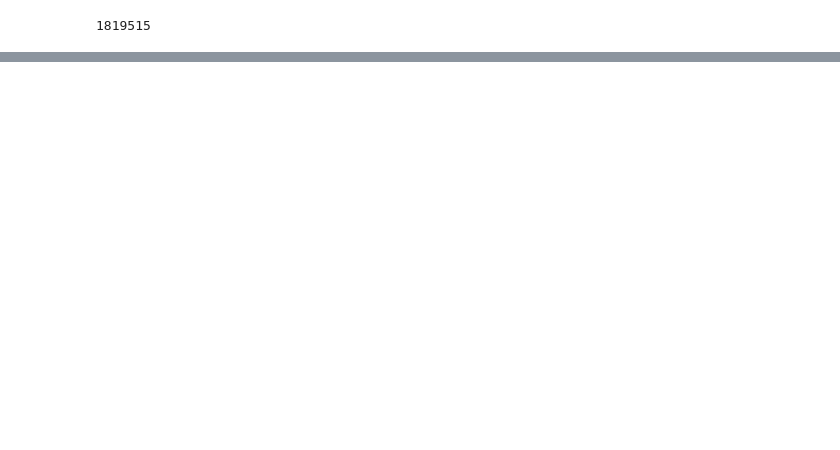
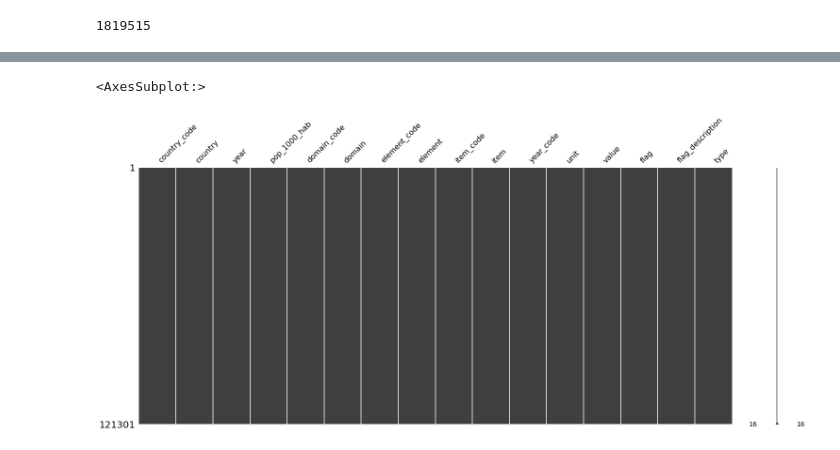
Before and after one commit to subut0n/DemographyNutritionFAO, a Jupyter notebook: faostats.ipynb, the cells around one changed output, grey strips where cells are left out. Cells and saved outputs as stored; diff of their text form; code cells hidden in the pictures; blank space fills up the shorter version.

```diff
--- a/faostats.ipynb
+++ b/faostats.ipynb
@@ -108,0 +157,4 @@ product.size
+# %%
+df_pop = df_pop.drop(['Domain Code', 'Domain', 'Element Code', 'Element',
+       'Item Code', 'Item', 'Unit', 'Flag',
+       'Flag Description', 'Year Code'], axis=1)
@@ -108,0 +170,4 @@ product.size
+# %%
+product = product.rename(columns={'Area Code':'country_code','Area':'country', 'Year':'year','Value':'value', 'Domain Code':'domain_code', 'Domain':'domain', 'Element Code':'element_code', 'Element':'element', 'Item Code':'item_code', 'Item':'item', 'Year Code':'year_code', 'Unit':'unit', 'Flag':'flag', 'Flag Description':'flag_description'})
+# %%
+df_pop = df_pop.rename(columns={'Area Code':'country_code', 'Area':'country', 'Year':'year', 'Value':'pop_1000_hab'})
@@ -108,0 +176,2 @@ product.size
+# %%
+df = pd.merge(df_pop, product, on=['country_code','country','year'])
@@ -108,0 +187,5 @@ product.size
+# %%
+msno.matrix(df)
+# %% [output]
+<AxesSubplot:>
+[figure, added]
```
Also changed, not shown: parts of 28 cells of this notebook, 6 other files.
